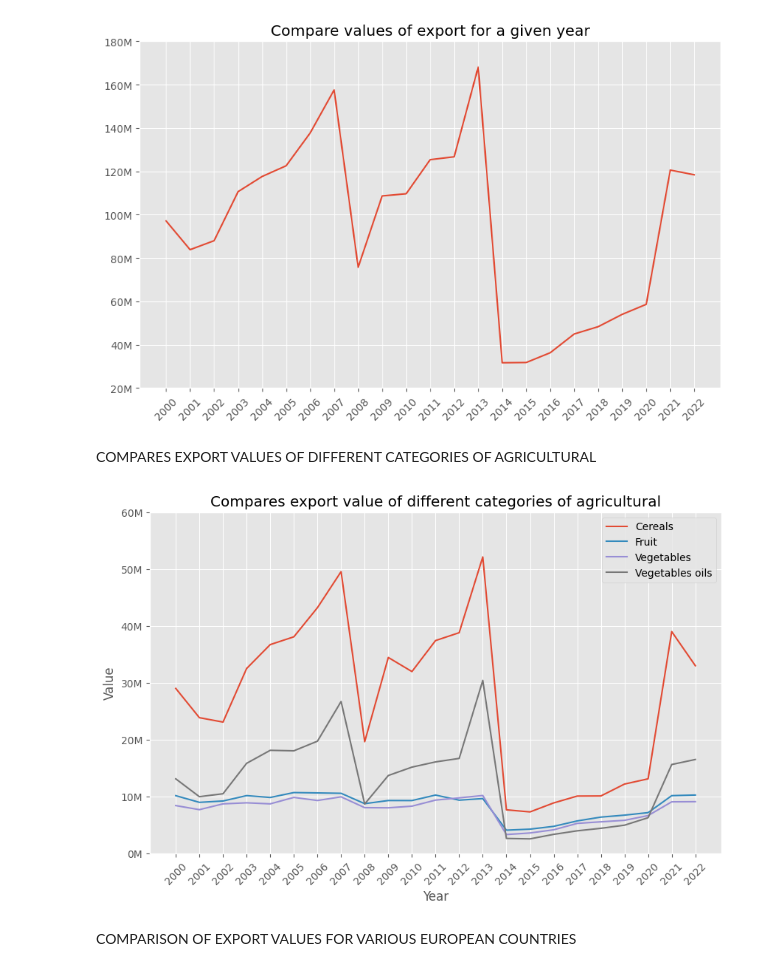
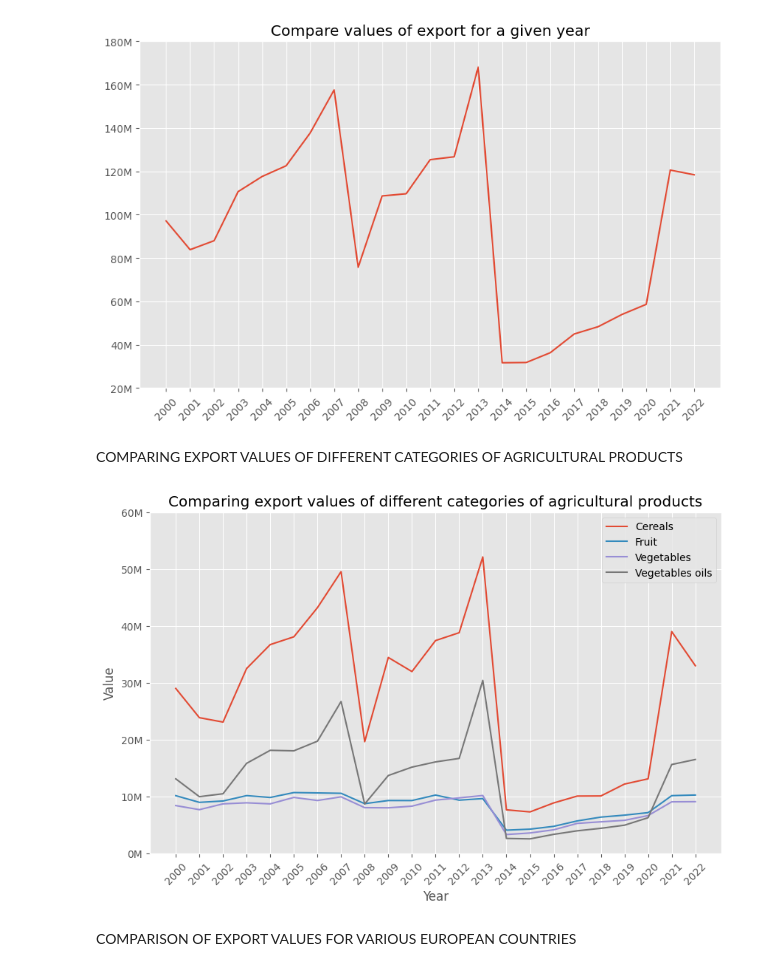
Before and after one commit to PiotrHazior/FAO_Analysis, a Jupyter notebook: Main.ipynb, the cells around one changed output. Drawn from its saved outputs; the diff is of its cells as text; code cells hidden in the pictures.

Commit message:
Export commit

```diff
--- a/Main.ipynb
+++ b/Main.ipynb
@@ -14,31 +14,28 @@ EXAMINE HOW THE VALUE OF AGRICULTURAL PRODUCT HAS CHANGED OVER 22 YEARS IN EUROP
 # %%
-# Sum all values product from a given year
-def sum_values():
-    years_array = []
-    sum_array = []
+
+years = []
+sum_array = []
 
 
-    for index, row in df_import.drop_duplicates(subset=['Year']).iterrows():
-        year_value = int(row['Year'])
-        years_array.append(year_value)
+for index, row in df_import.drop_duplicates(subset=['Year']).iterrows():
+    year = int(row['Year'])
+    years.append(year)
 
 
-        sum_value = round(df_import[df_import['Year'] == year_value]['Value'].sum(), 2)
-        sum_array.append(sum_value)
+    sum_value = round(df_import[df_import['Year'] == year]['Value'].sum(), 2)
+    sum_array.append(sum_value)
 
 
-    years_array = sorted(years_array)
+years = sorted(years)
 
-    plt.figure(figsize=(10,6))
-    plt.plot(years_array, sum_array)
-    plt.xticks(years_array, rotation=45)
-    plt.gca().set_yticks(plt.gca().get_yticks())
-    plt.gca().set_yticklabels(['{:.0f}M'.format(x/1e6) for x in plt.gca().get_yticks()])
-    plt.title('Compare values of import for a given year')
-    plt.style.use('ggplot')
-    plt.show()
-
-sum_values()
+plt.figure(figsize=(10,6))
+plt.plot(years, sum_array)
+plt.xticks(years, rotation=45)
+plt.gca().set_yticks(plt.gca().get_yticks())
+plt.gca().set_yticklabels(['{:.0f}M'.format(x/1e6) for x in plt.gca().get_yticks()])
+plt.title('Comparing import values for a given year')
+plt.style.use('ggplot')
+plt.show()
 # %% [output]
 [figure]
 # %% [markdown]
@@ -409,7 +406,7 @@ plt.show()
 # %% [output]
 [figure]
 # %% [markdown]
-COMPARES EXPORT VALUES OF DIFFERENT CATEGORIES OF AGRICULTURAL
+COMPARING EXPORT VALUES OF DIFFERENT CATEGORIES OF AGRICULTURAL PRODUCTS
 # %%
 # Cereals (wheat, rice, corn, barley)
 def cereals():
@@ -498,35 +495,35 @@ def vegetables_oils():
                                     ((df_export['Year'] == year) & (df_export['Item'] == 'Sunflower-seed oil, crude')) |
                                     ((df_export['Year'] == year) & (df_export['Item'] == 'Palm oil'))]['Value'].sum(),2)
 
         vegetables_oils_array.append(sum_value)
 
     years = sorted(years)
 
     plt.plot(years, vegetables_oils_array, label='Vegetables oils')
     plt.xticks(years, rotation=45)
 
 
 
 
 plt.figure(figsize=(10, 6))
 
 cereals()
 fruit()
 vegetables()
 vegetables_oils()
 
 plt.gca().set_yticks(plt.gca().get_yticks())
 plt.gca().set_yticklabels(['{:.0f}M'.format(x/1e6) for x in plt.gca().get_yticks()])
-plt.title('Compares export value of different categories of agricultural')
+plt.title('Comparing export values of different categories of agricultural products')
 plt.xlabel('Year')
 plt.ylabel('Value')
 
 plt.legend()
 
 plt.grid(True)
 plt.show()
 # %% [output]
-[figure, old version]
+[figure, new version]
 # %% [markdown]
 COMPARISON OF EXPORT VALUES FOR VARIOUS EUROPEAN COUNTRIES
 # %%
```
Also changed, not shown: parts of 19 cells of this notebook.
